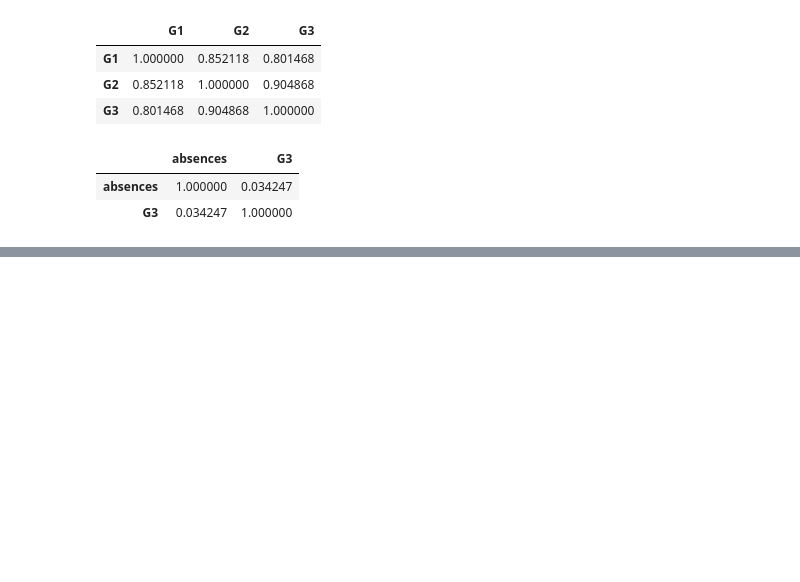
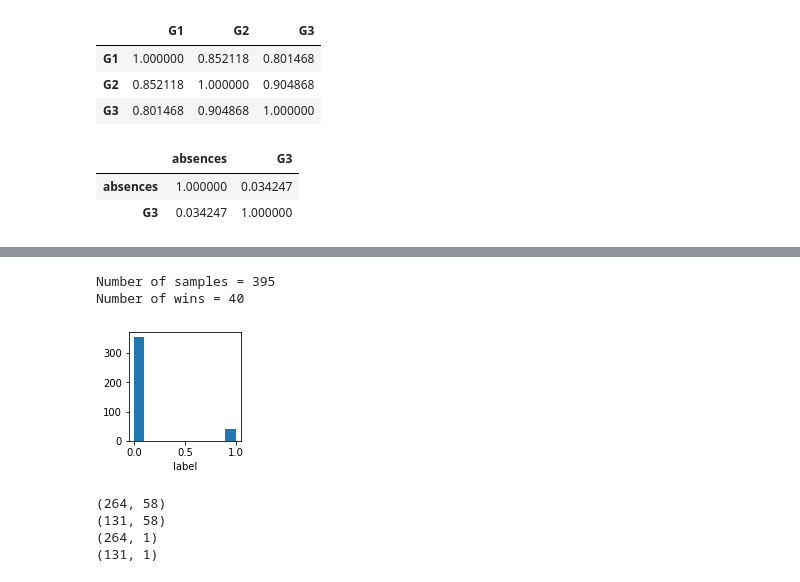
Before and after one commit to triested/student-perform-ml, a Jupyter notebook: Workshop project_ Data Analysis.ipynb, the cells around one changed output, grey strips where cells are left out. Cells and saved outputs as stored; diff of their text form; code cells hidden in the pictures; blank space fills up the shorter version.

Commit message:
updated version of main notebook: encoded categorical data and did train/test split

```diff
--- a/Workshop project_ Data Analysis.ipynb
+++ b/Workshop project_ Data Analysis.ipynb
@@ -183,0 +292,13 @@ corr_matrix4.style.background_gradient(cmap='coolwarm')
+# %%
+# plot label distribution
+plt.figure(figsize=(2, 2))
+plt.hist(math['label'])
+plt.xlabel('label')
+
+print('Number of samples = ' + str(math['label'].shape[0]))
+print('Number of wins = ' + str(math['label'].loc[math['label'] == 1].shape[0]))
+# Need to stratify the samples
+# %% [output]
+Number of samples = 395
+Number of wins = 40
+[figure, added]
@@ -183,0 +329,11 @@ corr_matrix4.style.background_gradient(cmap='coolwarm')
+# %%
+# check size of data splits
+print(X_train.shape)
+print(X_test.shape)
+print(y_train.shape)
+print(y_test.shape)
+# %% [output]
+(264, 58)
+(131, 58)
+(264, 1)
+(131, 1)
```
Also changed, not shown: parts of 23 cells of this notebook.
